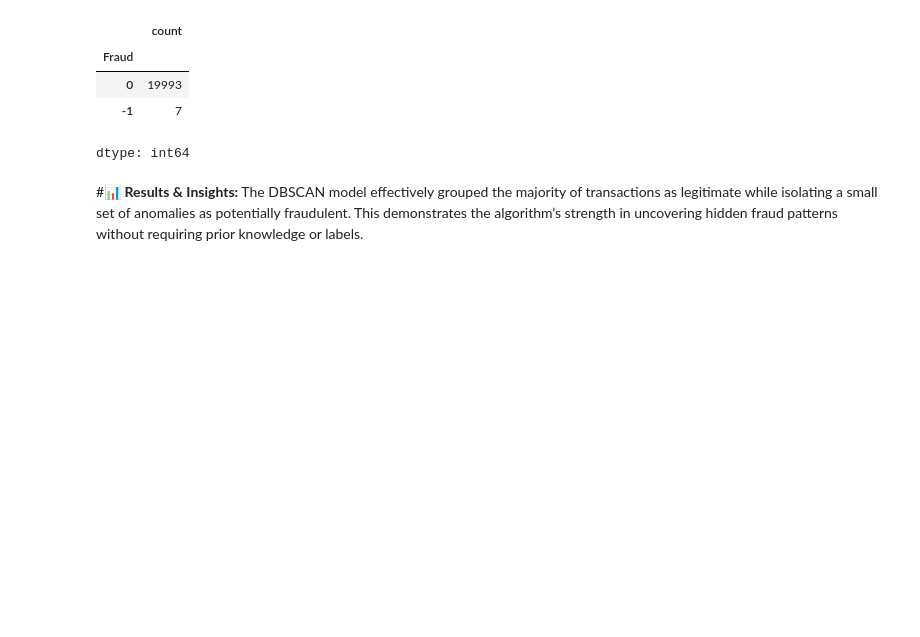
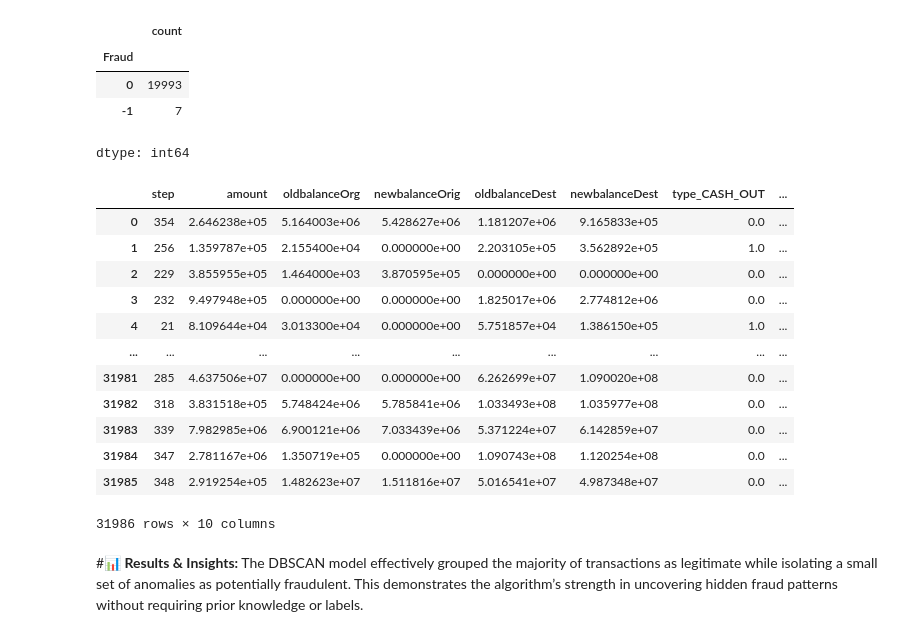
Before and after one commit to Love1117/Machine_learning-Projects, a Jupyter notebook: Machine_Learning Project/02_Unsupervised - Machine Learning/DBSCAN/CreditCard_Fraud_Detection/CreditCard_fraud_transactions_Detection1.ipynb, the cells around one changed output. Saved outputs shown, nothing was run; the diff lists cells and outputs as text; code cells hidden in the pictures; blank space fills up the shorter version.

```diff
--- a/Machine_Learning Project/02_Unsupervised - Machine Learning/DBSCAN/CreditCard_Fraud_Detection/CreditCard_fraud_transactions_Detection1.ipynb
+++ b/Machine_Learning Project/02_Unsupervised - Machine Learning/DBSCAN/CreditCard_Fraud_Detection/CreditCard_fraud_transactions_Detection1.ipynb
@@ -243,7 +243,7 @@ dtype: int64
 # %%
 from sklearn.model_selection import train_test_split
 
-X_train, Y_train, X_test, Y_text = train_test_split(x,y, test_size=0.2)
+X_train, X_test, Y_train, Y_text = train_test_split(x,y, test_size=0.2)
 # %%
 from imblearn.over_sampling import SMOTE
 smote = SMOTE(random_state=42)
@@ -254,3 +254,19 @@ X_resampled, Y_resampled = smote.fit_resample(X_train, Y_train)
 | 0 | 19993 |
 | -1 | 7 |
 dtype: int64
+# %%
+X_resampled
+# %% [output]
+|  | step | amount | oldbalanceOrg | newbalanceOrig | oldbalanceDest | newbalanceDest | type_CASH_OUT | ... |
+| 0 | 354 | 2.646238e+05 | 5.164003e+06 | 5.428627e+06 | 1.181207e+06 | 9.165833e+05 | 0.0 | ... |
+| 1 | 256 | 1.359787e+05 | 2.155400e+04 | 0.000000e+00 | 2.203105e+05 | 3.562892e+05 | 1.0 | ... |
+| 2 | 229 | 3.855955e+05 | 1.464000e+03 | 3.870595e+05 | 0.000000e+00 | 0.000000e+00 | 0.0 | ... |
+| 3 | 232 | 9.497948e+05 | 0.000000e+00 | 0.000000e+00 | 1.825017e+06 | 2.774812e+06 | 0.0 | ... |
+| 4 | 21 | 8.109644e+04 | 3.013300e+04 | 0.000000e+00 | 5.751857e+04 | 1.386150e+05 | 1.0 | ... |
+| ... | ... | ... | ... | ... | ... | ... | ... | ... |
+| 31981 | 285 | 4.637506e+07 | 0.000000e+00 | 0.000000e+00 | 6.262699e+07 | 1.090020e+08 | 0.0 | ... |
+| 31982 | 318 | 3.831518e+05 | 5.748424e+06 | 5.785841e+06 | 1.033493e+08 | 1.035977e+08 | 0.0 | ... |
+| 31983 | 339 | 7.982985e+06 | 6.900121e+06 | 7.033439e+06 | 5.371224e+07 | 6.142859e+07 | 0.0 | ... |
+| 31984 | 347 | 2.781167e+06 | 1.350719e+05 | 0.000000e+00 | 1.090743e+08 | 1.120254e+08 | 0.0 | ... |
+| 31985 | 348 | 2.919254e+05 | 1.482623e+07 | 1.511816e+07 | 5.016541e+07 | 4.987348e+07 | 0.0 | ... |
+31986 rows × 10 columns
```
Also changed, not shown: parts of 1 cell of this notebook.
